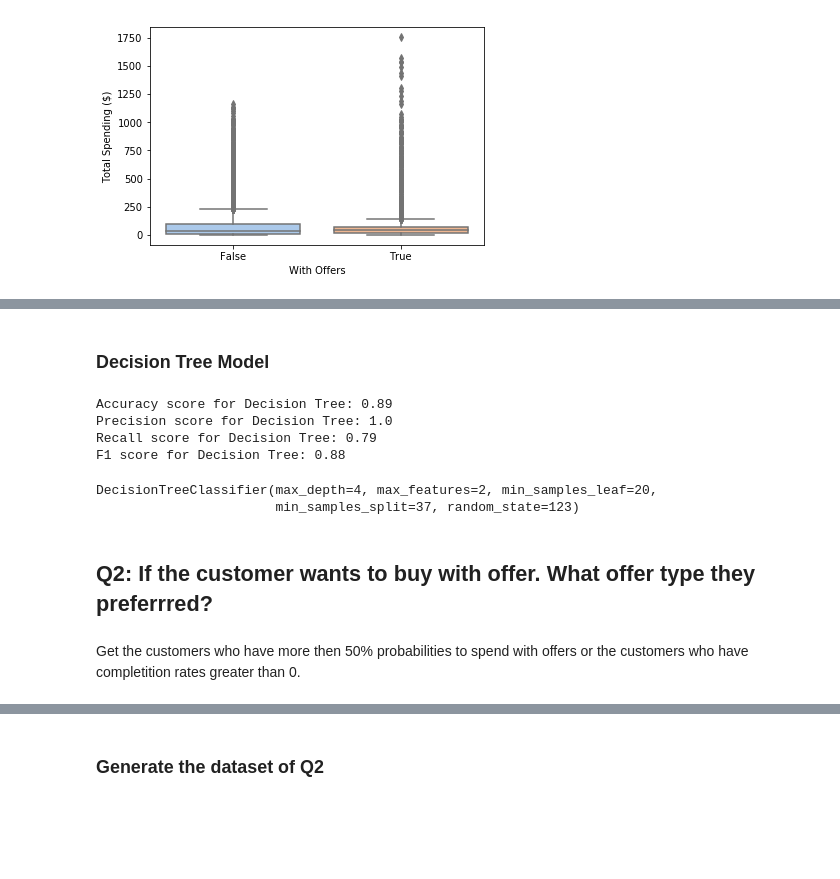
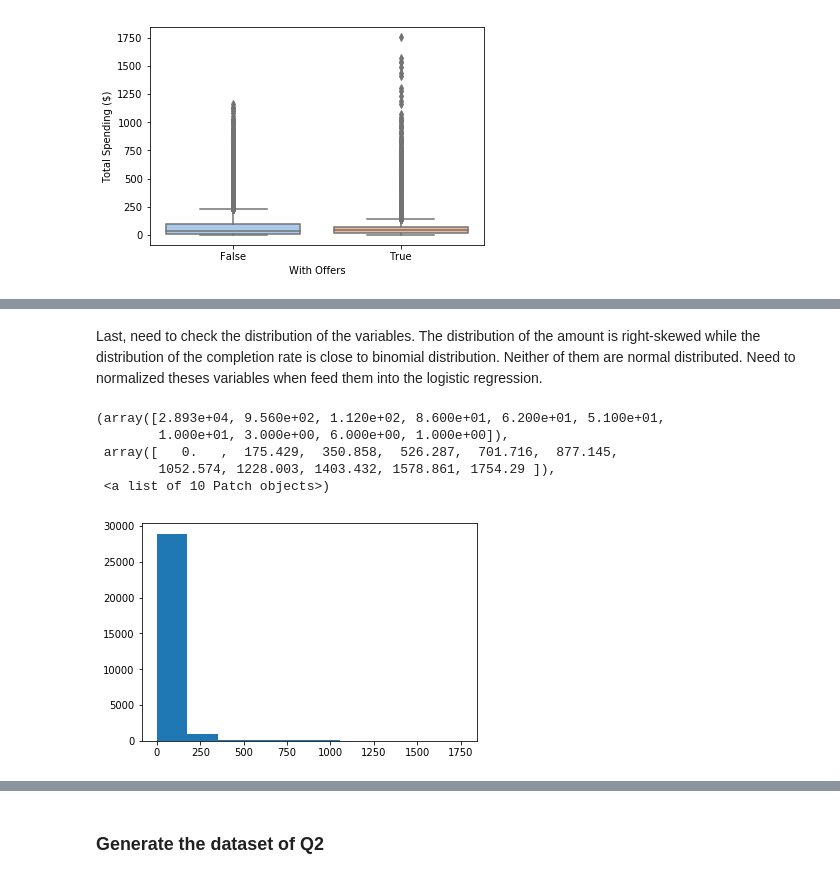
Before and after one commit to Mendy5/Udacity_Project_Capstone, a Jupyter notebook: Starbucks_Capstone_Notebook_v2.ipynb, the cells around one changed output, grey strips where cells are left out. Drawn from its saved outputs; the diff is of its cells as text; code cells hidden in the pictures; blank space fills up the shorter version.

```diff
--- a/Starbucks_Capstone_Notebook_v2.ipynb
+++ b/Starbucks_Capstone_Notebook_v2.ipynb
@@ -1729,33 +1524,11 @@ Customers who buy with offers have lightly longer membership days than overall c
-# %% [markdown]
-### Decision Tree Model
-# %%
-q1_clf_dt = DecisionTreeClassifier(random_state=SEED)
-
-q1_dt_param_dist = {"max_depth" :[4, 8, 10]
-                   ,"max_features": list(range(1, X_q1_test.shape[1]+1))
-                    , "min_samples_split": list(range(10, 80))
-                    , "min_samples_leaf": list(range(10, 30)),
-                   }
-
-q1_dt_random_search = RandomizedSearchCV(q1_clf_dt, param_distributions=q1_dt_param_dist)
-
-q1_dt_random_search.fit(X_q1_train, y_q1_train)
-
-q1_dt_model = q1_dt_random_search.best_estimator_
-
-q1_dt_preds = q1_dt_model.predict(X_q1_test)
-
-print_metrics(y_q1_test, q1_dt_preds, "Decision Tree")
-
-q1_dt_model
-# %% [output]
-Accuracy score for Decision Tree: 0.89
-Precision score for Decision Tree: 1.0
-Recall score for Decision Tree: 0.79
-F1 score for Decision Tree: 0.88
-DecisionTreeClassifier(max_depth=4, max_features=2, min_samples_leaf=20,
-                       min_samples_split=37, random_state=123)
-# %% [markdown]
-## Q2: If the customer wants to buy with offer. What offer type they preferrred?
-# %% [markdown]
-Get the customers who have more then 50% probabilities to spend with offers or the customers who have completition rates greater than 0.
+# %% [markdown]
+Last, need to check the distribution of the variables. The distribution of the amount is right-skewed while the distribution of the completion rate is close to binomial distribution. Neither of them are normal distributed. Need to normalized theses variables when feed them into the logistic regression.
+# %%
+plt.hist(trans_cus_q1_final_df["amount"])
+# %% [output]
+(array([2.893e+04, 9.560e+02, 1.120e+02, 8.600e+01, 6.200e+01, 5.100e+01,
+        1.000e+01, 3.000e+00, 6.000e+00, 1.000e+00]),
+ array([   0.   ,  175.429,  350.858,  526.287,  701.716,  877.145,
+        1052.574, 1228.003, 1403.432, 1578.861, 1754.29 ]),
+ <a list of 10 Patch objects>)
+[figure, added]
```
Also changed, not shown: parts of 277 cells of this notebook.
